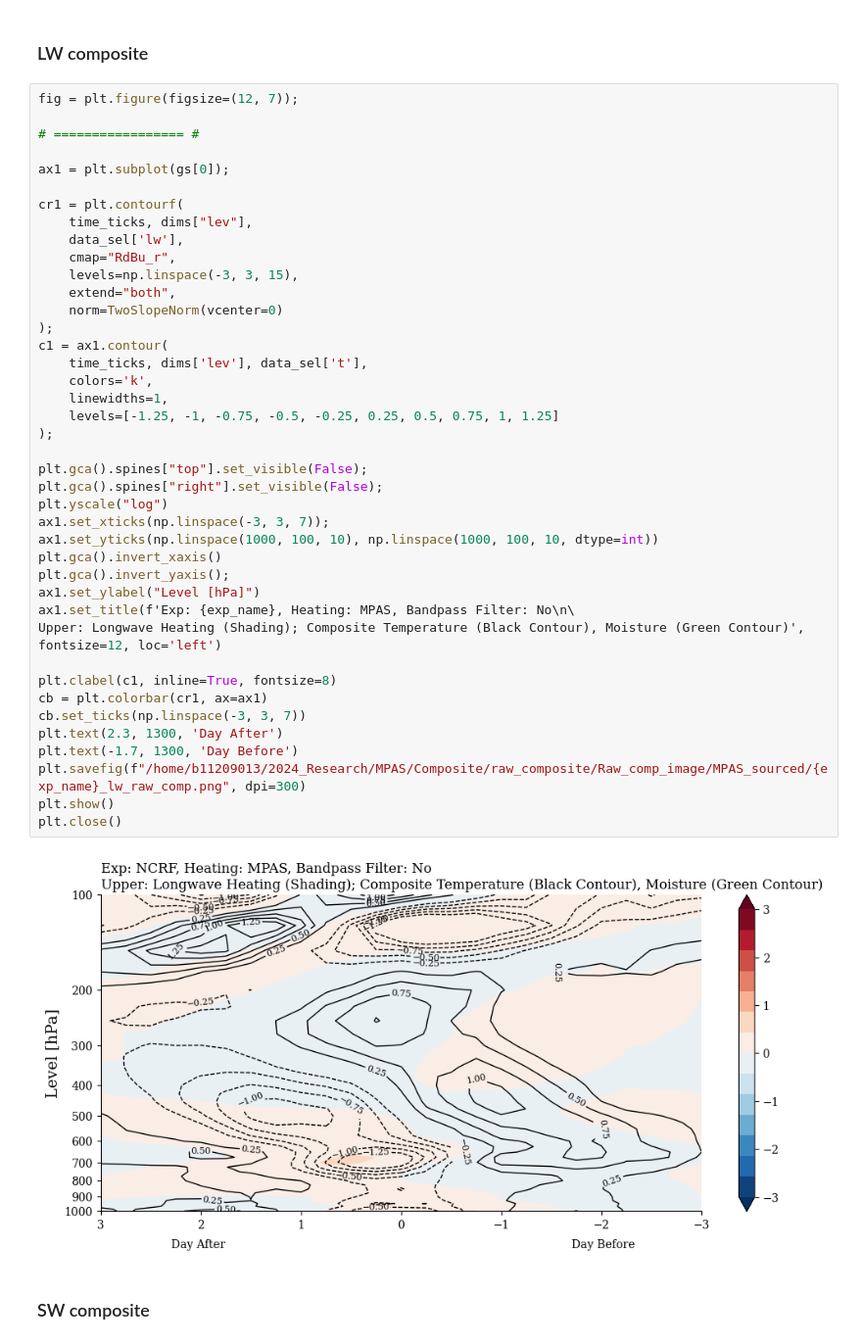
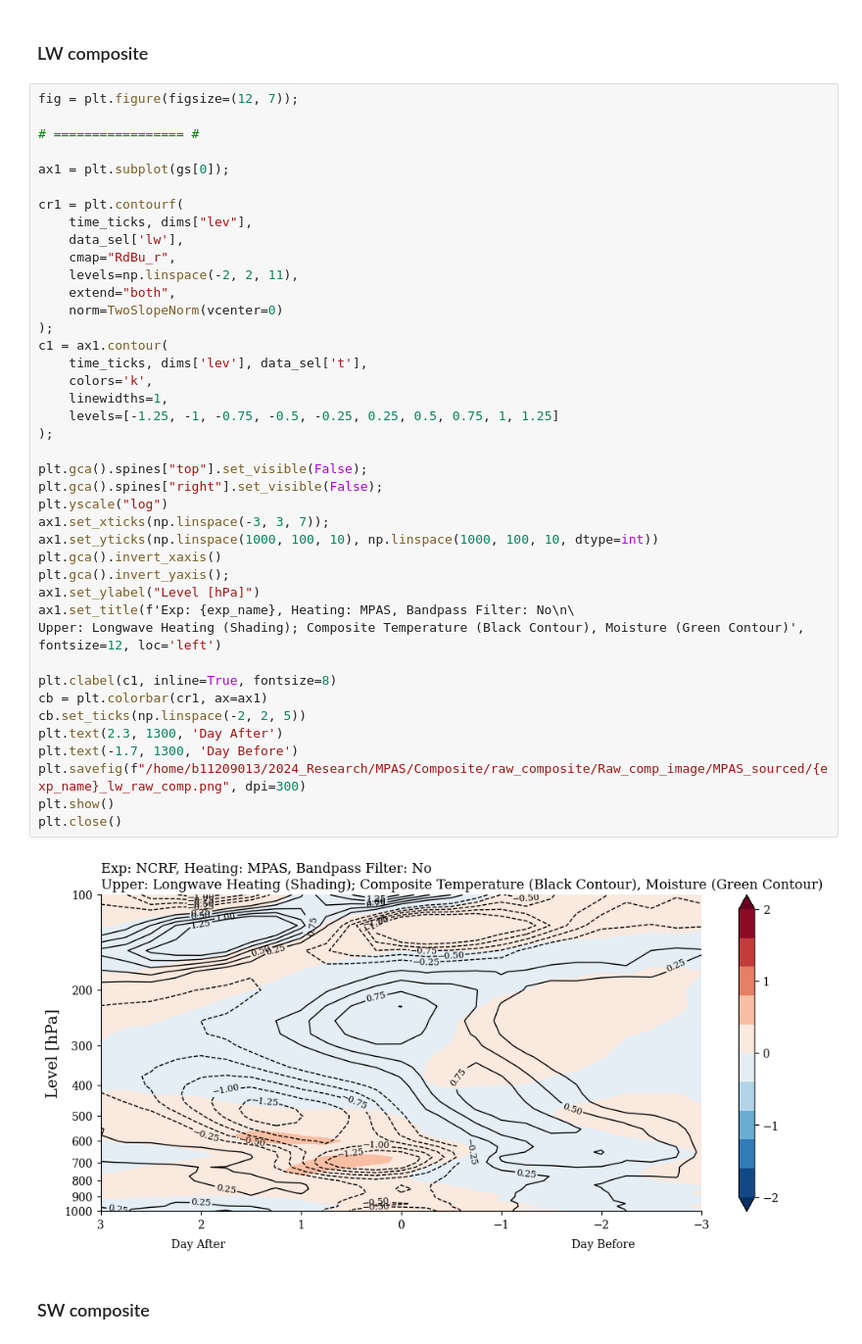
Before and after one commit to JOsephKan/2024_Research, a Jupyter notebook: MPAS/Composite/raw_composite/MPAS_sourced/Raw_comp_mpas.ipynb, the cells around one changed output. Shown at 98% size. Drawn from its saved outputs; the diff is of its cells as text.

```diff
--- a/MPAS/Composite/raw_composite/MPAS_sourced/Raw_comp_mpas.ipynb
+++ b/MPAS/Composite/raw_composite/MPAS_sourced/Raw_comp_mpas.ipynb
@@ -257,39 +257,39 @@ cr1 = plt.contourf(
     time_ticks, dims["lev"],
     data_sel['lw'],
     cmap="RdBu_r",
-    levels=np.linspace(-3, 3, 15),
+    levels=np.linspace(-2, 2, 11),
     extend="both",
     norm=TwoSlopeNorm(vcenter=0)
 );
 c1 = ax1.contour(
     time_ticks, dims['lev'], data_sel['t'],
     colors='k',
     linewidths=1,
     levels=[-1.25, -1, -0.75, -0.5, -0.25, 0.25, 0.5, 0.75, 1, 1.25]
 );
 
 plt.gca().spines["top"].set_visible(False);
 plt.gca().spines["right"].set_visible(False);
 plt.yscale("log")
 ax1.set_xticks(np.linspace(-3, 3, 7));
 ax1.set_yticks(np.linspace(1000, 100, 10), np.linspace(1000, 100, 10, dtype=int))
 plt.gca().invert_xaxis()
 plt.gca().invert_yaxis();
 ax1.set_ylabel("Level [hPa]")
 ax1.set_title(f'Exp: {exp_name}, Heating: MPAS, Bandpass Filter: No\n\
 Upper: Longwave Heating (Shading); Composite Temperature (Black Contour), Moisture (Green Contour)',
 fontsize=12, loc='left')
 
 plt.clabel(c1, inline=True, fontsize=8)
 cb = plt.colorbar(cr1, ax=ax1)
-cb.set_ticks(np.linspace(-3, 3, 7))
+cb.set_ticks(np.linspace(-2, 2, 5))
 plt.text(2.3, 1300, 'Day After')
 plt.text(-1.7, 1300, 'Day Before')
 plt.savefig(f"/home/b11209013/2024_Research/MPAS/Composite/raw_composite/Raw_comp_image/MPAS_sourced/{exp_name}_lw_raw_comp.png", dpi=300)
 plt.show()
 plt.close()
 # %% [output]
-[figure, old version]
+[figure, new version]
 # %% [markdown]
 ### SW composite
 # %%
```
Also changed, not shown: parts of 3 cells of this notebook, 17 other files.
